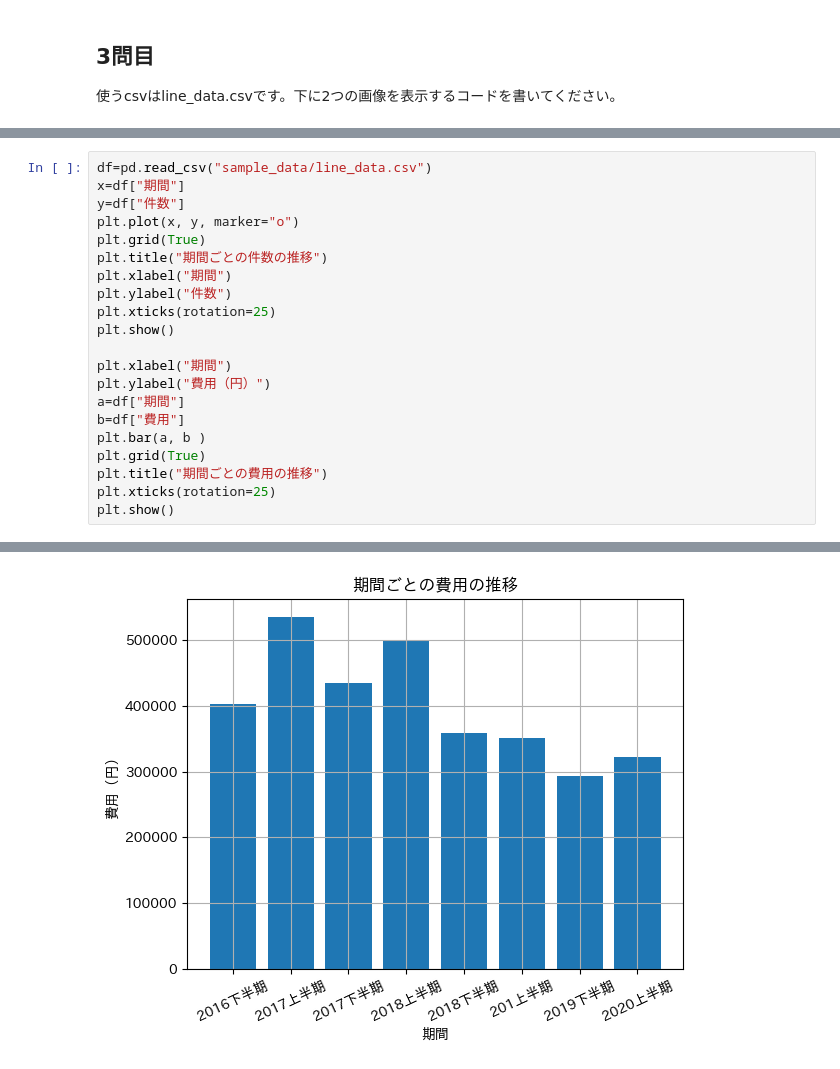
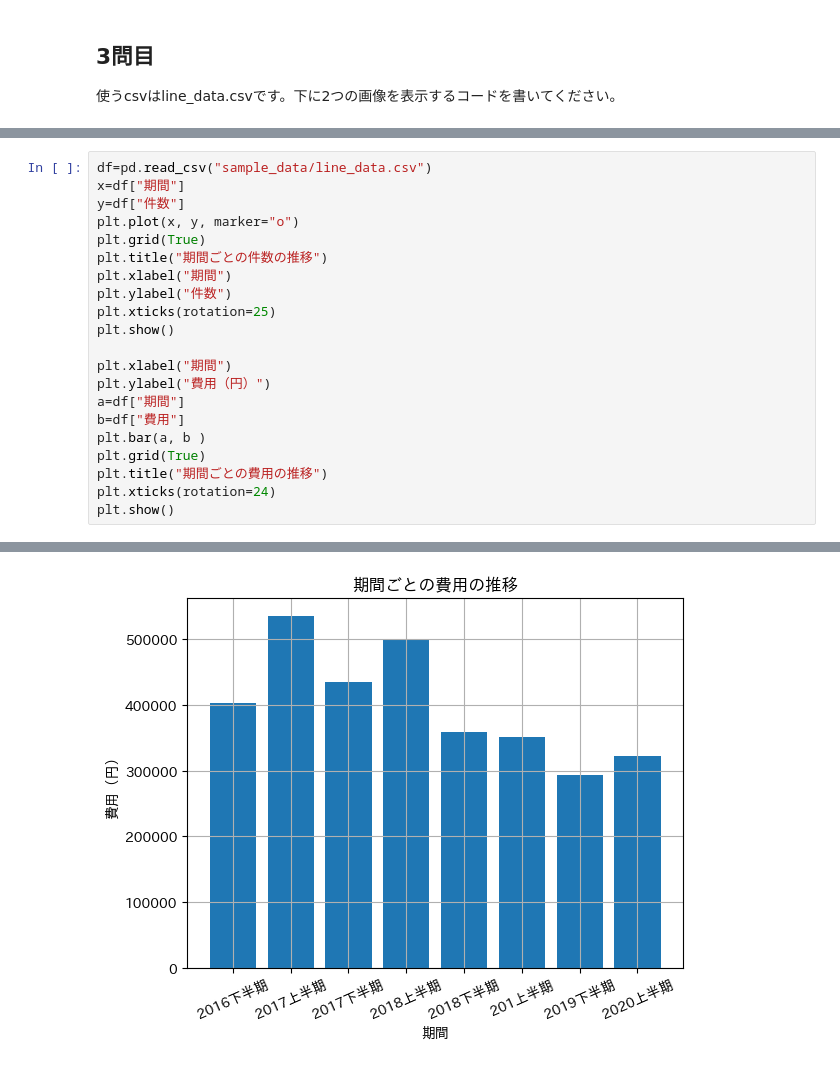
Before and after one commit to Yuishi1225/python-assignment, a Jupyter notebook: matplotlib_exercise.ipynb, the cells around one changed output, grey strips where cells are left out. Saved outputs shown, nothing was run; the diff lists cells and outputs as text.

```diff
--- a/matplotlib_exercise.ipynb
+++ b/matplotlib_exercise.ipynb
@@ -58,24 +58,24 @@ plt.show()
 # %%
 df=pd.read_csv("sample_data/line_data.csv")
 x=df["期間"]
 y=df["件数"]
 plt.plot(x, y, marker="o")
 plt.grid(True)
 plt.title("期間ごとの件数の推移")
 plt.xlabel("期間")
 plt.ylabel("件数")
 plt.xticks(rotation=25)
 plt.show()
 
 plt.xlabel("期間")
 plt.ylabel("費用（円）")
 a=df["期間"]
 b=df["費用"]
 plt.bar(a, b )
 plt.grid(True)
 plt.title("期間ごとの費用の推移")
-plt.xticks(rotation=25)
+plt.xticks(rotation=24)
 plt.show()
 # %% [output]
 [figure]
-[figure, old version]
+[figure, new version]
```
